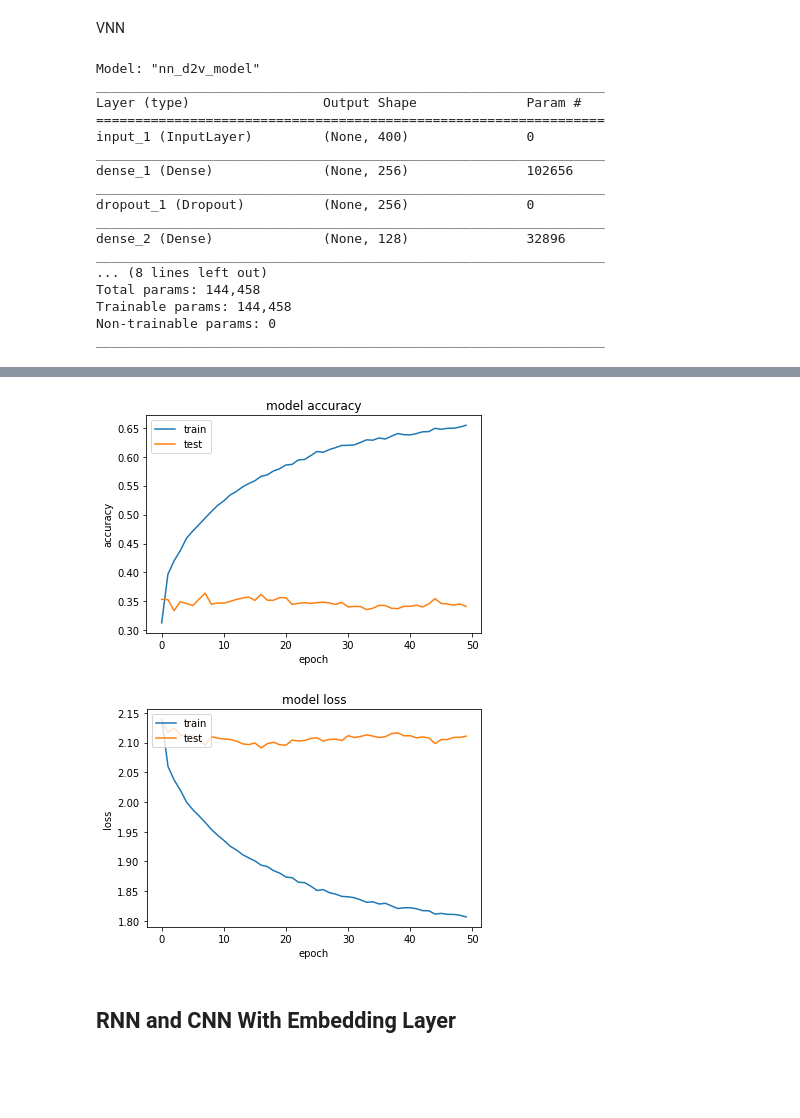
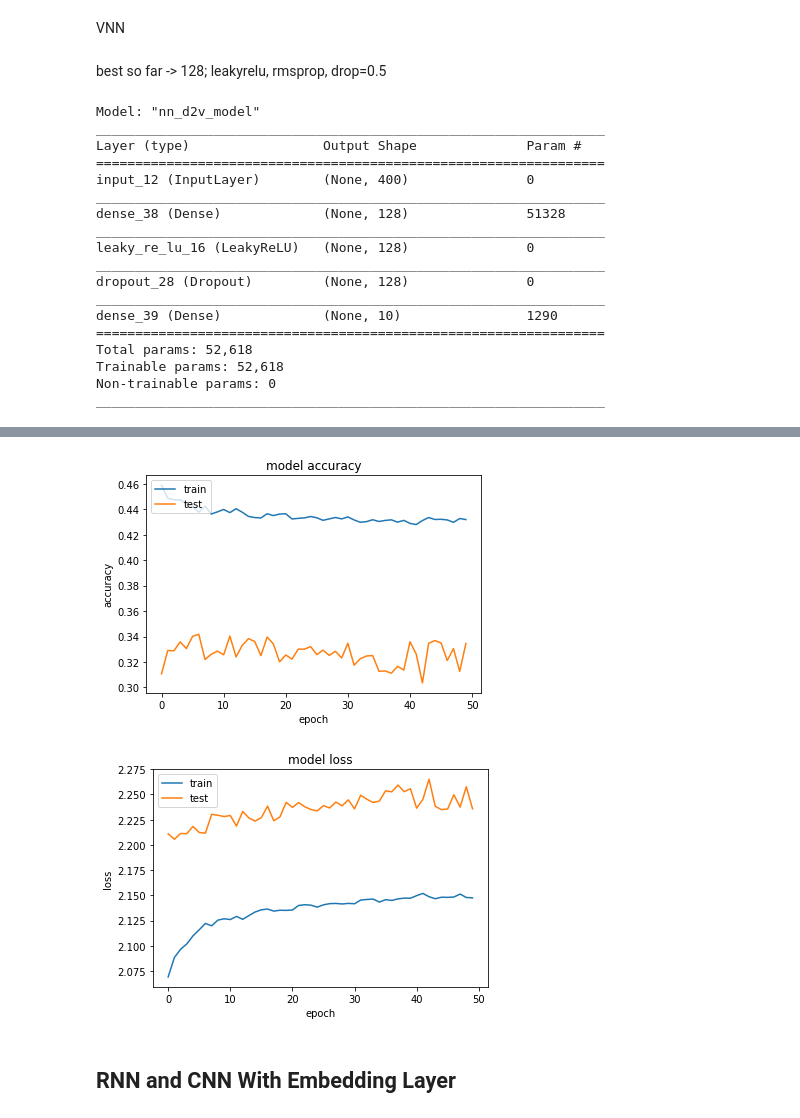
Before and after one commit to ZachZs/MusicNeuralNet, a Jupyter notebook: NeuralNetworkAttempts.ipynb, the cells around one changed output, grey strips where cells are left out. Cells and saved outputs as stored; diff of their text form; code cells hidden in the pictures; blank space fills up the shorter version.

```diff
--- a/NeuralNetworkAttempts.ipynb
+++ b/NeuralNetworkAttempts.ipynb
@@ -526,7 +529,7 @@ Epoch 25
 --------------------------------------------
 # %%
 # load in the model if its already trained
-# d2v_model = Doc2Vec.load('lyricsDoc2Vec.model')
+d2v_model = Doc2Vec.load('lyricsDoc2Vec.model')
 # %% [markdown]
 Creation of test/train X and y arrays
 # %%
@@ -565,19 +568,24 @@ array([ 2.85689496e-02, -1.95692718e+00,  3.21516961e-01, -1.04027784e+00,
       dtype=float32)
 # %% [markdown]
 VNN
+# %% [markdown]
+best so far -> 128; leakyrelu, rmsprop, drop=0.5
 # %%
 # use Keras functional API to make a easier-to-read flow of the network
 
 inputs = keras.Input(shape=(400,))
 
-x = layers.Dense(256, activation="relu")(inputs)
-x = layers.Dropout(0.2)(x)
+# x = layers.Dense(256,kernel_regularizer=regularizers.l1_l2(l1=1e-5, l2=1e-4))(inputs)
+# x = layers.LeakyReLU()(x)
+# x = layers.Dropout(0.2)(x)
 
-x = layers.Dense(128, activation="relu")(x)
-x = layers.Dropout(0.2)(x)
+x = layers.Dense(128,kernel_regularizer=regularizers.l1_l2(l1=1e-5, l2=1e-4))(inputs)
+x = layers.LeakyReLU()(x)
+x = layers.Dropout(0.5)(x)
 
-x = layers.Dense(64, activation="relu")(x)
-x = layers.Dropout(0.2)(x)
+# x = layers.Dense(64,kernel_regularizer=regularizers.l1_l2(l1=1e-5, l2=1e-4))(x)
+# x = layers.LeakyReLU()(x)
+# x = layers.Dropout(0.2)(x)
 
 outputs = layers.Dense(10, activation='softmax')(x)
 
@@ -589,23 +597,24 @@ Model: "nn_d2v_model"
 _________________________________________________________________
 Layer (type)                 Output Shape              Param #
 =================================================================
-input_1 (InputLayer)         (None, 400)               0
+input_12 (InputLayer)        (None, 400)               0
 _________________________________________________________________
-dense_1 (Dense)              (None, 256)               102656
+dense_38 (Dense)             (None, 128)               51328
 _________________________________________________________________
-dropout_1 (Dropout)          (None, 256)               0
+leaky_re_lu_16 (LeakyReLU)   (None, 128)               0
 _________________________________________________________________
-dense_2 (Dense)              (None, 128)               32896
+dropout_28 (Dropout)         (None, 128)               0
 _________________________________________________________________
-... (8 lines left out)
-Total params: 144,458
-Trainable params: 144,458
+dense_39 (Dense)             (None, 10)                1290
+=================================================================
+Total params: 52,618
+Trainable params: 52,618
 Non-trainable params: 0
 _________________________________________________________________
 # %%
 vnn_model.compile(
     loss=keras.losses.SparseCategoricalCrossentropy(from_logits=True),
-    optimizer=keras.optimizers.RMSprop(),
+    optimizer=keras.optimizers.Nadam(),
     metrics=["accuracy"],
 )
 
@@ -663,6 +672,6 @@ Testing Accuracy:  0.3414
 dict_keys(['val_loss', 'val_accuracy', 'loss', 'accuracy'])
-[figure, old version]
+[figure, new version]
-[figure, old version]
+[figure, new version]
 # %% [markdown]
 ## RNN and CNN With Embedding Layer
 # %% [markdown]
```
Also changed, not shown: parts of 11 cells of this notebook.
